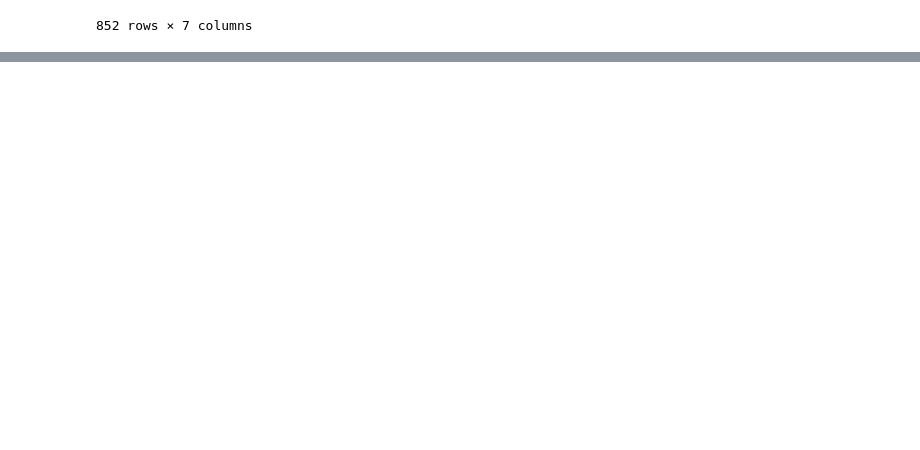
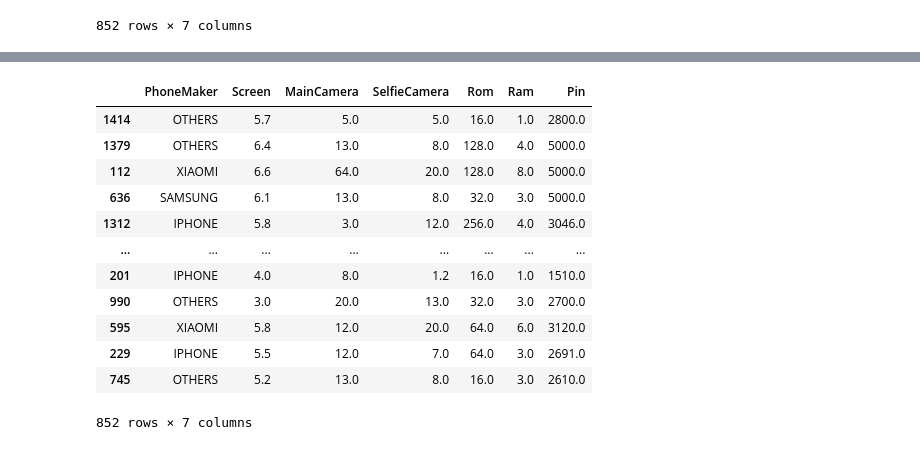
Before and after one commit to Truong1311/DataScienceProject, a Jupyter notebook: Sources/Tien Xu Ly va Mo Hinh Hoa.ipynb, the cells around one changed output, grey strips where cells are left out. Cells and saved outputs as stored; diff of their text form; code cells hidden in the pictures; blank space fills up the shorter version.

```diff
--- a/Sources/Tien Xu Ly va Mo Hinh Hoa.ipynb
+++ b/Sources/Tien Xu Ly va Mo Hinh Hoa.ipynb
@@ -213,0 +244,16 @@ s = EncodingString(cols = cols)
+# %%
+s.fit_transform(ColAdderDropper(num_top_pmakers=4).fit_transform(tr_X))
+# %% [output]
+|  | PhoneMaker | Screen | MainCamera | SelfieCamera | Rom | Ram | Pin |
+| 1414 | OTHERS | 5.7 | 5.0 | 5.0 | 16.0 | 1.0 | 2800.0 |
+| 1379 | OTHERS | 6.4 | 13.0 | 8.0 | 128.0 | 4.0 | 5000.0 |
+| 112 | XIAOMI | 6.6 | 64.0 | 20.0 | 128.0 | 8.0 | 5000.0 |
+| 636 | SAMSUNG | 6.1 | 13.0 | 8.0 | 32.0 | 3.0 | 5000.0 |
+| 1312 | IPHONE | 5.8 | 3.0 | 12.0 | 256.0 | 4.0 | 3046.0 |
+| ... | ... | ... | ... | ... | ... | ... | ... |
+| 201 | IPHONE | 4.0 | 8.0 | 1.2 | 16.0 | 1.0 | 1510.0 |
+| 990 | OTHERS | 3.0 | 20.0 | 13.0 | 32.0 | 3.0 | 2700.0 |
+| 595 | XIAOMI | 5.8 | 12.0 | 20.0 | 64.0 | 6.0 | 3120.0 |
+| 229 | IPHONE | 5.5 | 12.0 | 7.0 | 64.0 | 3.0 | 2691.0 |
+| 745 | OTHERS | 5.2 | 13.0 | 8.0 | 16.0 | 3.0 | 2610.0 |
+852 rows × 7 columns
```
Also changed, not shown: parts of 10 cells of this notebook, 1 other file.
